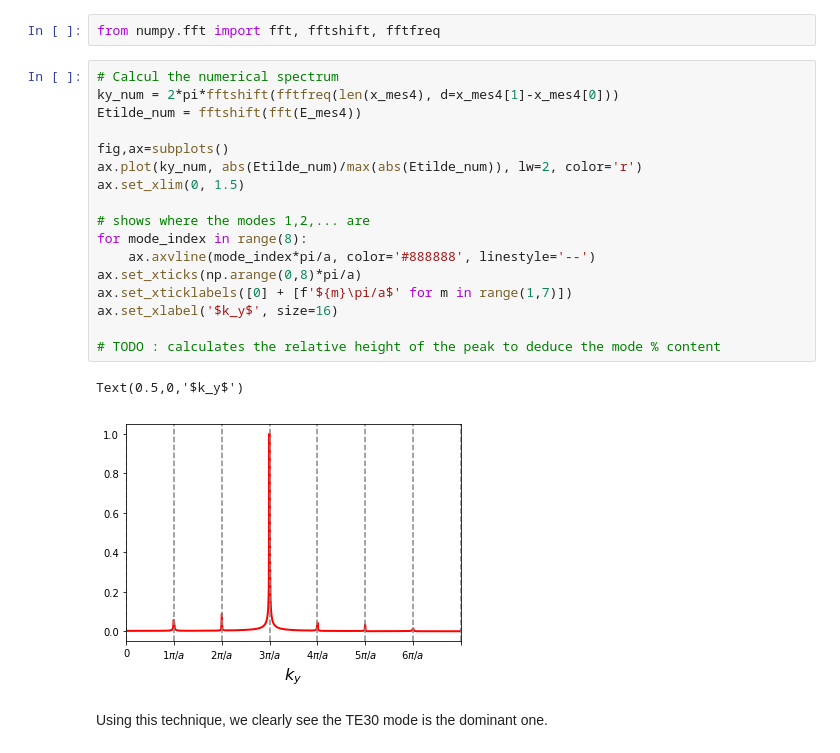
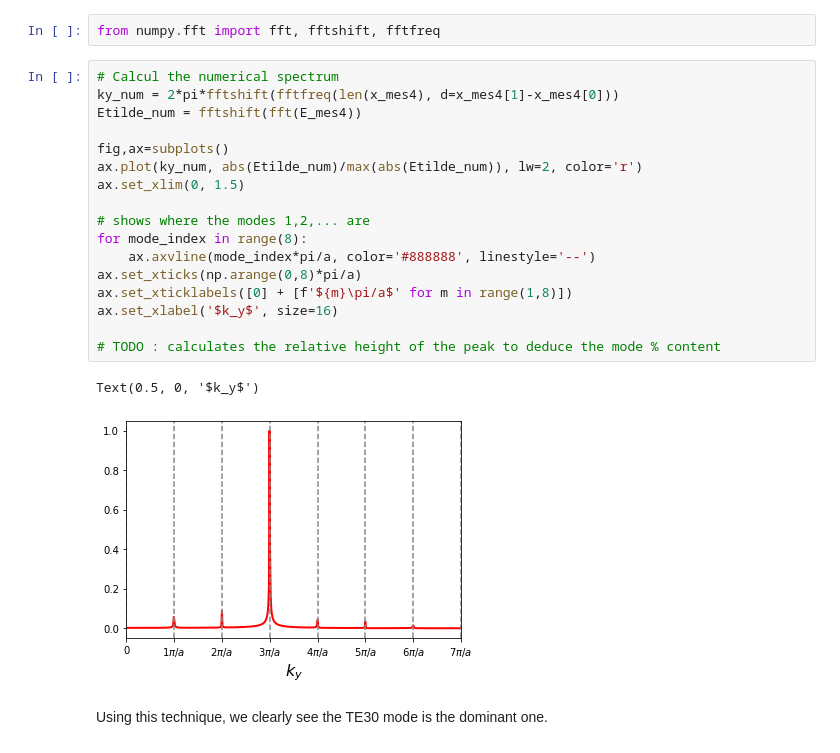
Before and after one commit to Hash--/documents, a Jupyter notebook: notebooks/TP Master Fusion/LH-Hands-on-mode-converter.ipynb, the cells around one changed output. Saved outputs shown, nothing was run; the diff lists cells and outputs as text.

```diff
--- a/notebooks/TP Master Fusion/LH-Hands-on-mode-converter.ipynb
+++ b/notebooks/TP Master Fusion/LH-Hands-on-mode-converter.ipynb
@@ -623,23 +663,23 @@ from numpy.fft import fft, fftshift, fftfreq
 # %%
 # Calcul the numerical spectrum
 ky_num = 2*pi*fftshift(fftfreq(len(x_mes4), d=x_mes4[1]-x_mes4[0]))
 Etilde_num = fftshift(fft(E_mes4))
 
 fig,ax=subplots()
 ax.plot(ky_num, abs(Etilde_num)/max(abs(Etilde_num)), lw=2, color='r')
 ax.set_xlim(0, 1.5)
 
 # shows where the modes 1,2,... are
 for mode_index in range(8):
     ax.axvline(mode_index*pi/a, color='#888888', linestyle='--')
 ax.set_xticks(np.arange(0,8)*pi/a)
-ax.set_xticklabels([0] + [f'${m}\pi/a$' for m in range(1,7)])
+ax.set_xticklabels([0] + [f'${m}\pi/a$' for m in range(1,8)])
 ax.set_xlabel('$k_y$', size=16)
 
 # TODO : calculates the relative height of the peak to deduce the mode % content
 # %% [output]
-Text(0.5,0,'$k_y$')
+Text(0.5, 0, '$k_y$')
-[figure, old version]
+[figure, new version]
 # %% [markdown]
 Using this technique, we clearly see the TE30 mode is the dominant one.
 # %% [markdown]
```
Also changed, not shown: parts of 24 cells of this notebook.
